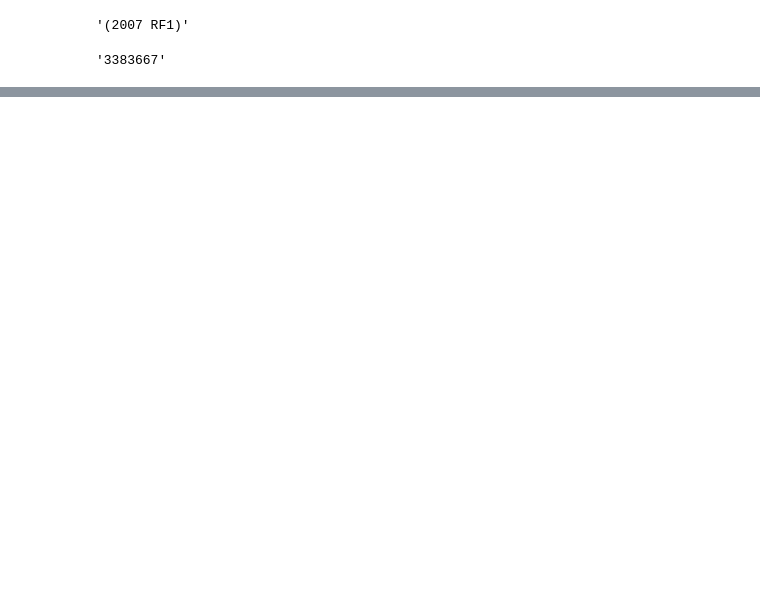
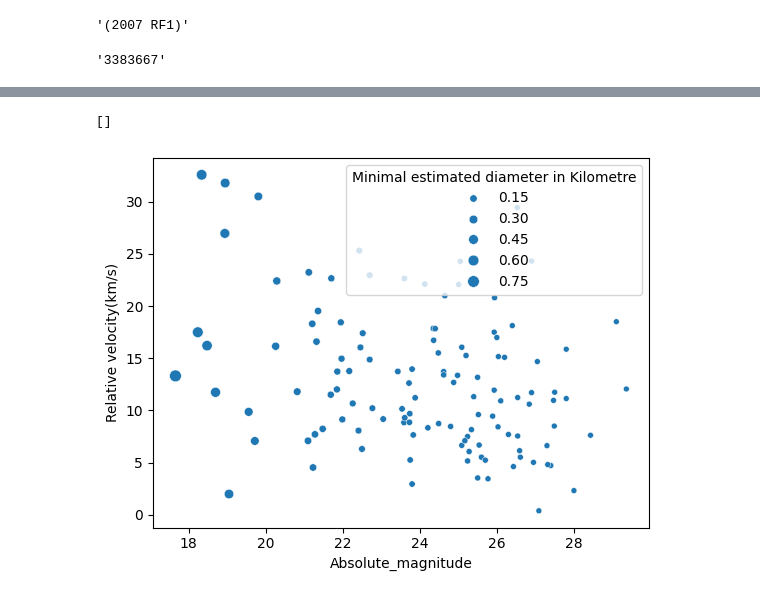
Before and after one commit to TrippleA001/GOMYCODE-Data-Science-Bootcamp-V1, a Jupyter notebook: API_to_Pandas_Dataframe.ipynb, the cells around one changed output, grey strips where cells are left out. Cells and saved outputs as stored; diff of their text form; code cells hidden in the pictures; blank space fills up the shorter version.

```diff
--- a/API_to_Pandas_Dataframe.ipynb
+++ b/API_to_Pandas_Dataframe.ipynb
@@ -236,0 +252,2 @@ data for 2024-02-08 complete
+# %%
+df["Relative velocity(km/s)"]=df["Relative velocity(km/s)"].astype("float")
@@ -236,0 +285,6 @@ data for 2024-02-08 complete
+# %%
+sns.scatterplot(data=df, x="Absolute_magnitude", y="Relative velocity(km/s)", size= "Minimal estimated diameter in Kilometre")
+plt.plot()
+# %% [output]
+[]
+[figure, added]
```
Also changed, not shown: parts of 13 cells of this notebook.
